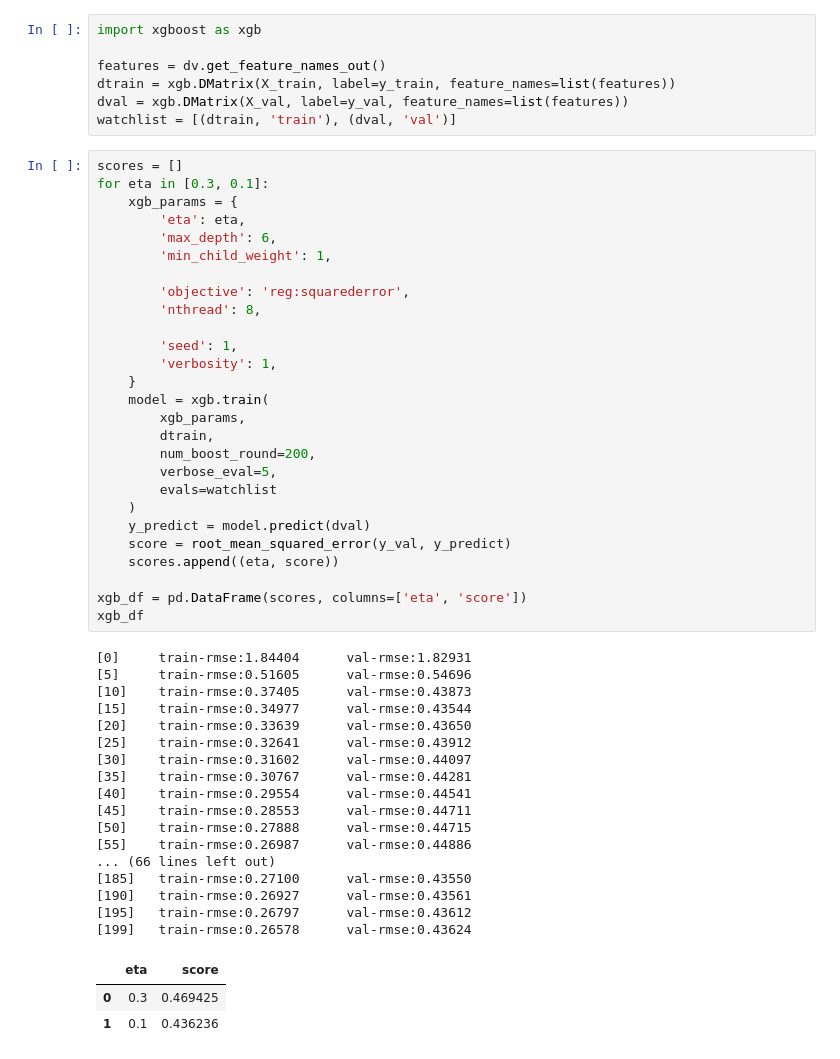
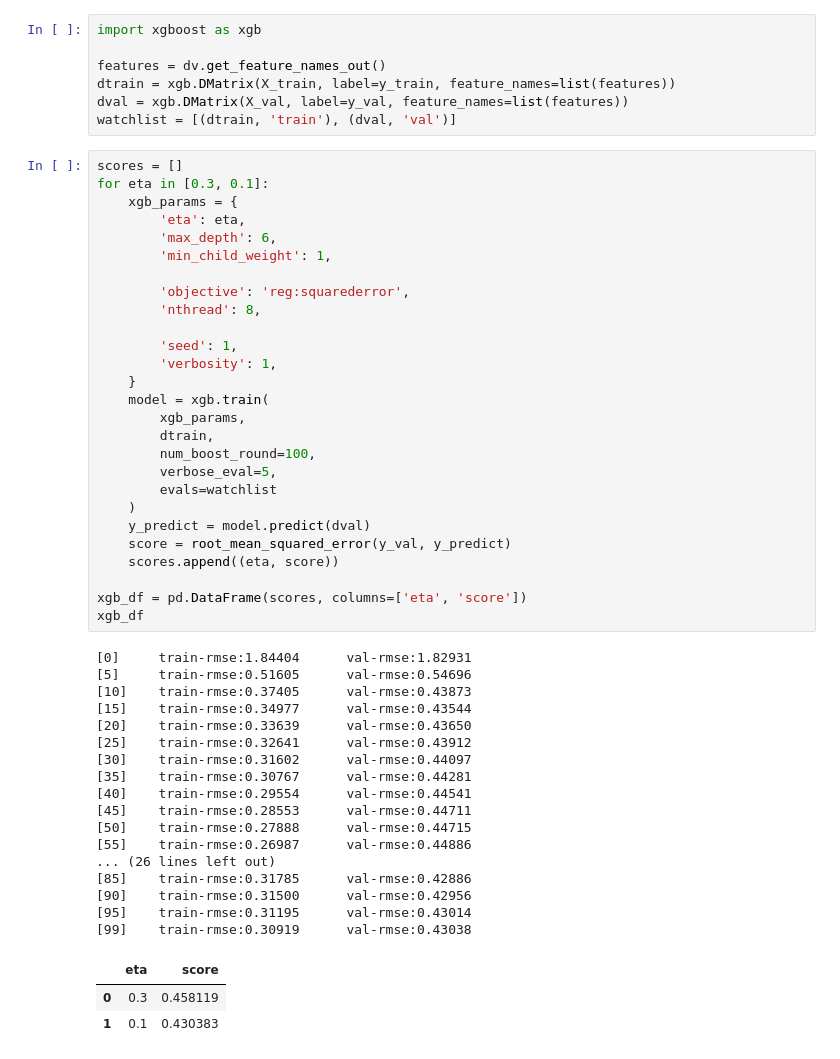
Before and after one commit to vsokoltsov/datatalks.club-courses, a Jupyter notebook: ml_zoomcamp/06-trees/homework.ipynb, the cells around one changed output. Cells and saved outputs as stored; diff of their text form.

```diff
--- a/ml_zoomcamp/06-trees/homework.ipynb
+++ b/ml_zoomcamp/06-trees/homework.ipynb
@@ -393,38 +393,38 @@ for eta in [0.3, 0.1]:
 
         'seed': 1,
         'verbosity': 1,
     }
     model = xgb.train(
         xgb_params,
         dtrain,
-        num_boost_round=200,
+        num_boost_round=100,
         verbose_eval=5,
         evals=watchlist
     )
     y_predict = model.predict(dval)
     score = root_mean_squared_error(y_val, y_predict)
     scores.append((eta, score))
 
 xgb_df = pd.DataFrame(scores, columns=['eta', 'score'])
 xgb_df
 # %% [output]
 [0]     train-rmse:1.84404      val-rmse:1.82931
 [5]     train-rmse:0.51605      val-rmse:0.54696
 [10]    train-rmse:0.37405      val-rmse:0.43873
 [15]    train-rmse:0.34977      val-rmse:0.43544
 [20]    train-rmse:0.33639      val-rmse:0.43650
 [25]    train-rmse:0.32641      val-rmse:0.43912
 [30]    train-rmse:0.31602      val-rmse:0.44097
 [35]    train-rmse:0.30767      val-rmse:0.44281
 [40]    train-rmse:0.29554      val-rmse:0.44541
 [45]    train-rmse:0.28553      val-rmse:0.44711
 [50]    train-rmse:0.27888      val-rmse:0.44715
 [55]    train-rmse:0.26987      val-rmse:0.44886
-... (66 lines left out)
-[185]   train-rmse:0.27100      val-rmse:0.43550
-[190]   train-rmse:0.26927      val-rmse:0.43561
-[195]   train-rmse:0.26797      val-rmse:0.43612
-[199]   train-rmse:0.26578      val-rmse:0.43624
+... (26 lines left out)
+[85]    train-rmse:0.31785      val-rmse:0.42886
+[90]    train-rmse:0.31500      val-rmse:0.42956
+[95]    train-rmse:0.31195      val-rmse:0.43014
+[99]    train-rmse:0.30919      val-rmse:0.43038
 |  | eta | score |
-| 0 | 0.3 | 0.469425 |
-| 1 | 0.1 | 0.436236 |
+| 0 | 0.3 | 0.458119 |
+| 1 | 0.1 | 0.430383 |
```
Also changed, not shown: 7 other files.
